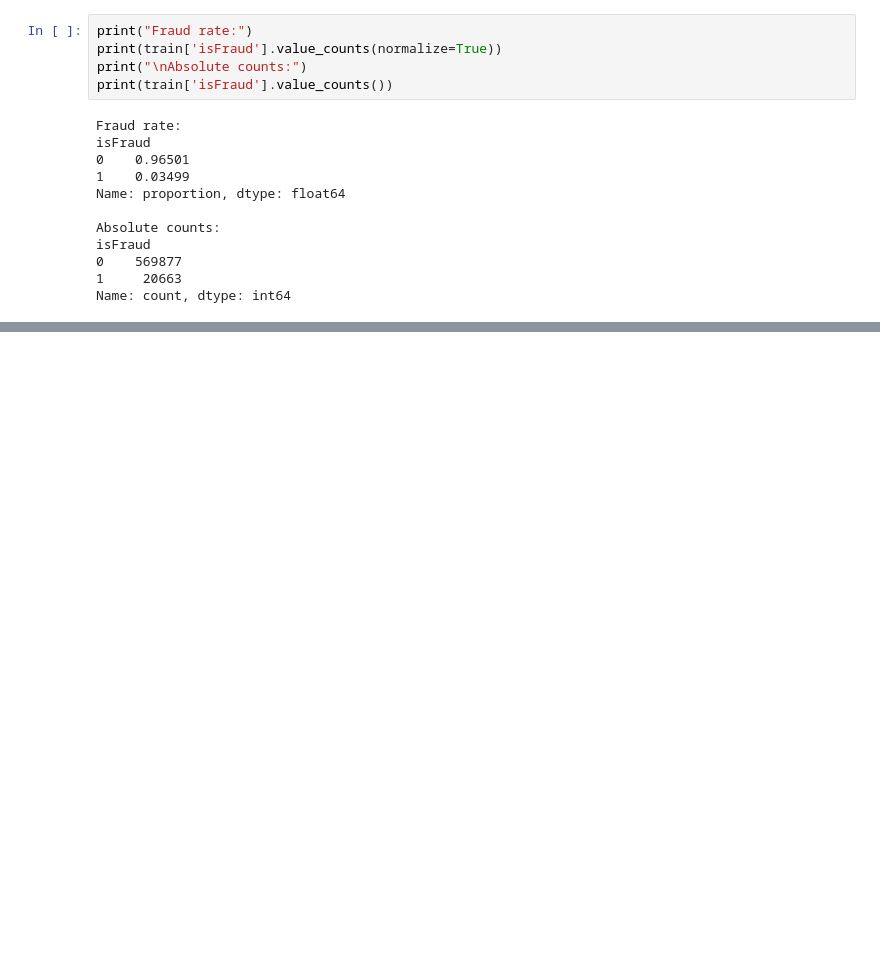
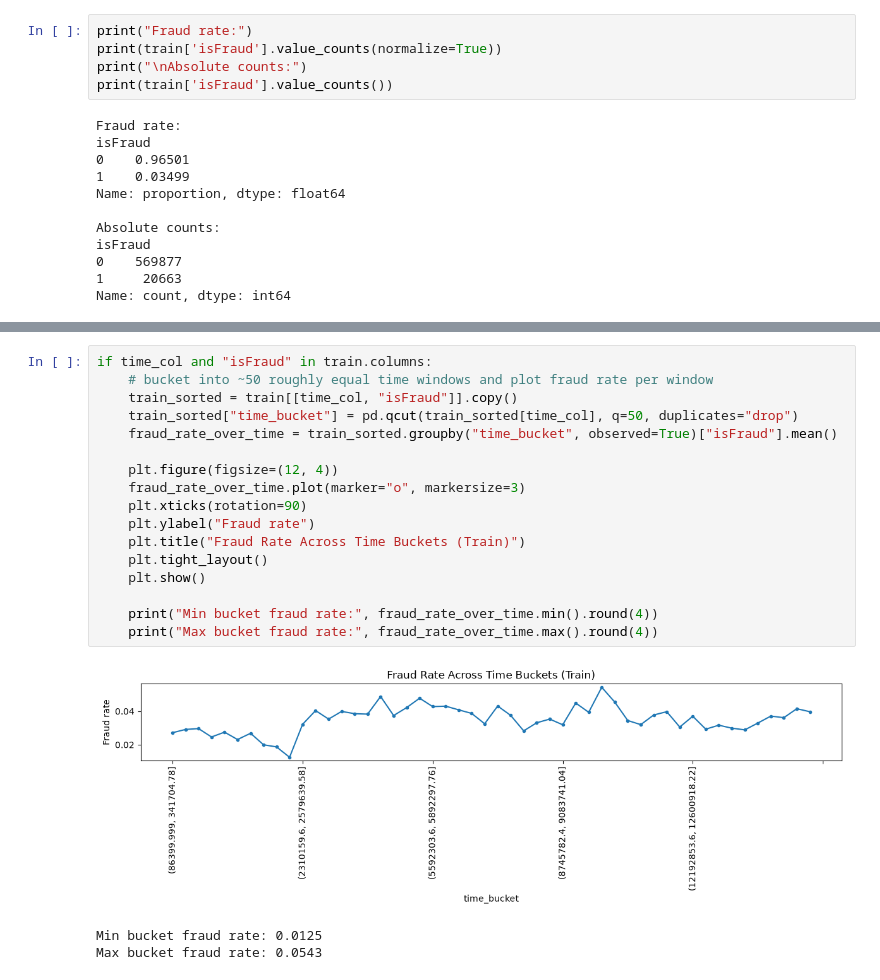
Before and after one commit to Nikhil09052007/Fraud_Detection_Model, a Jupyter notebook: notebooks/02_data_validation.ipynb, the cells around one changed output, grey strips where cells are left out. Cells and saved outputs as stored; diff of their text form; blank space fills up the shorter version.

```diff
--- a/notebooks/02_data_validation.ipynb
+++ b/notebooks/02_data_validation.ipynb
@@ -287,0 +674,21 @@ Name: count, dtype: int64
+# %%
+if time_col and "isFraud" in train.columns:
+    # bucket into ~50 roughly equal time windows and plot fraud rate per window
+    train_sorted = train[[time_col, "isFraud"]].copy()
+    train_sorted["time_bucket"] = pd.qcut(train_sorted[time_col], q=50, duplicates="drop")
+    fraud_rate_over_time = train_sorted.groupby("time_bucket", observed=True)["isFraud"].mean()
+
+    plt.figure(figsize=(12, 4))
+    fraud_rate_over_time.plot(marker="o", markersize=3)
+    plt.xticks(rotation=90)
+    plt.ylabel("Fraud rate")
+    plt.title("Fraud Rate Across Time Buckets (Train)")
+    plt.tight_layout()
+    plt.show()
+
+    print("Min bucket fraud rate:", fraud_rate_over_time.min().round(4))
+    print("Max bucket fraud rate:", fraud_rate_over_time.max().round(4))
+# %% [output]
+[figure, added]
+Min bucket fraud rate: 0.0125
+Max bucket fraud rate: 0.0543
```
Also changed, not shown: parts of 30 cells of this notebook, 1 other file.
